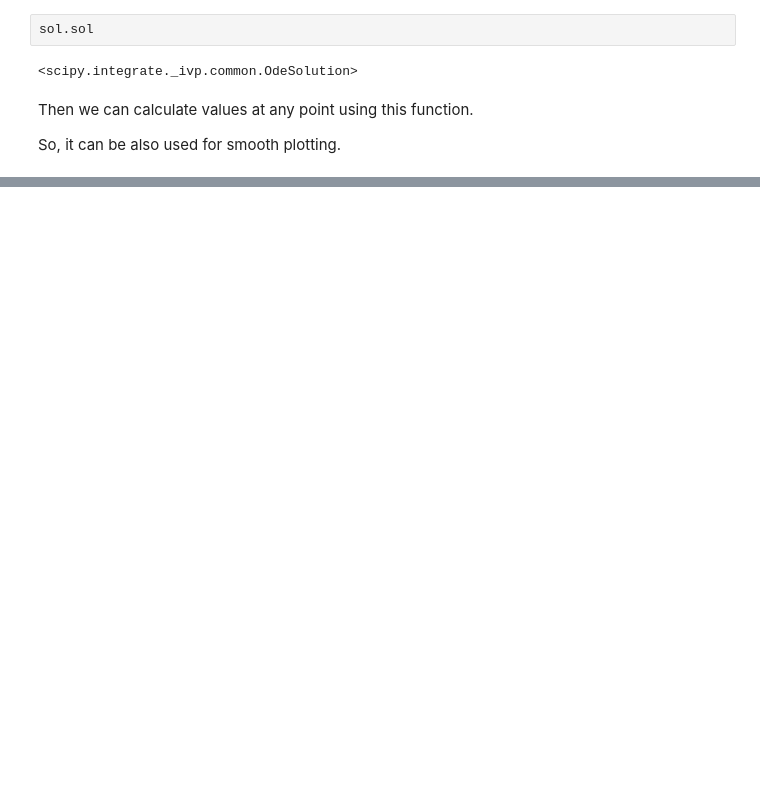
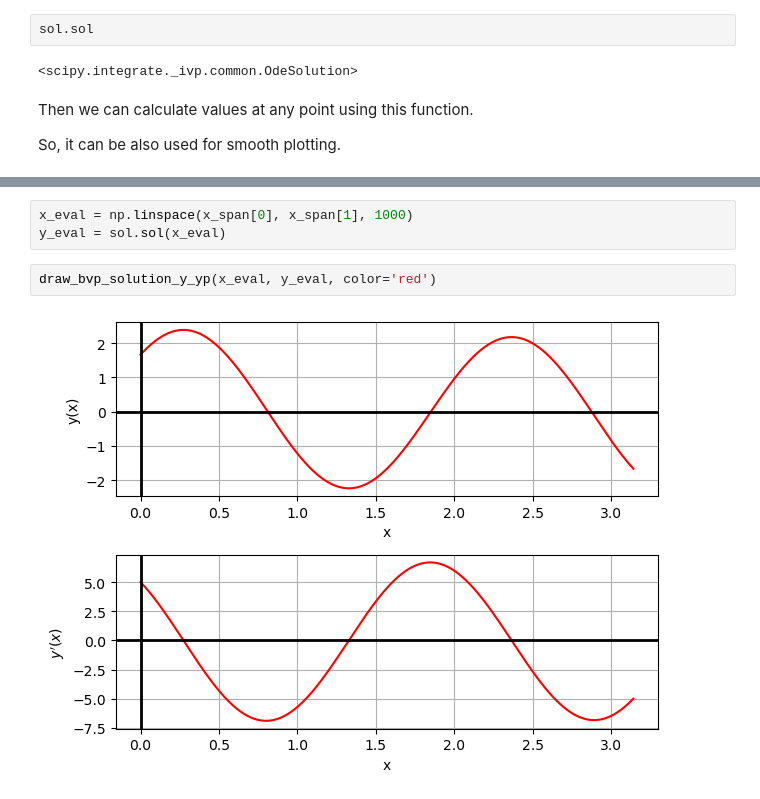
Before and after one commit to mgjeon/2023_zpinn, a Jupyter notebook: nbs/00_ode.ipynb, the cells around one changed output, grey strips where cells are left out. Drawn from its saved outputs; the diff is of its cells as text; blank space fills up the shorter version.

```diff
--- a/nbs/00_ode.ipynb
+++ b/nbs/00_ode.ipynb
@@ -398,0 +1063,7 @@ plt.tight_layout()
+# %%
+x_eval = np.linspace(x_span[0], x_span[1], 1000)
+y_eval = sol.sol(x_eval)
+# %%
+draw_bvp_solution_y_yp(x_eval, y_eval, color='red')
+# %% [output]
+[figure, added]
```
Also changed, not shown: parts of 112 cells of this notebook, 14 other files.
